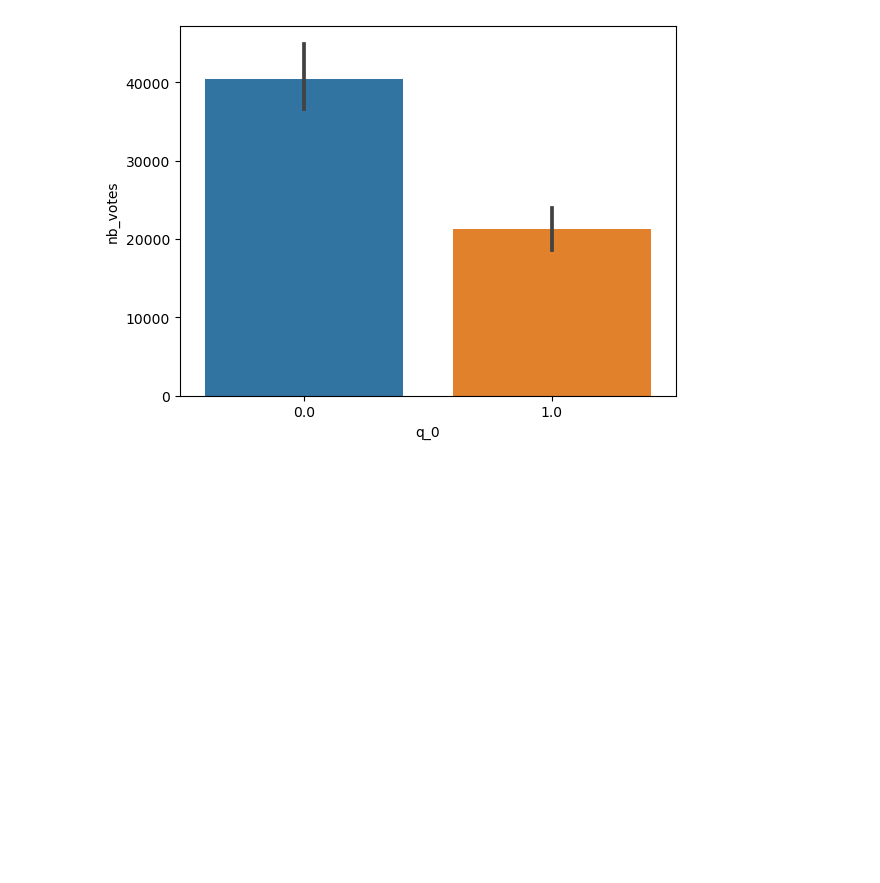
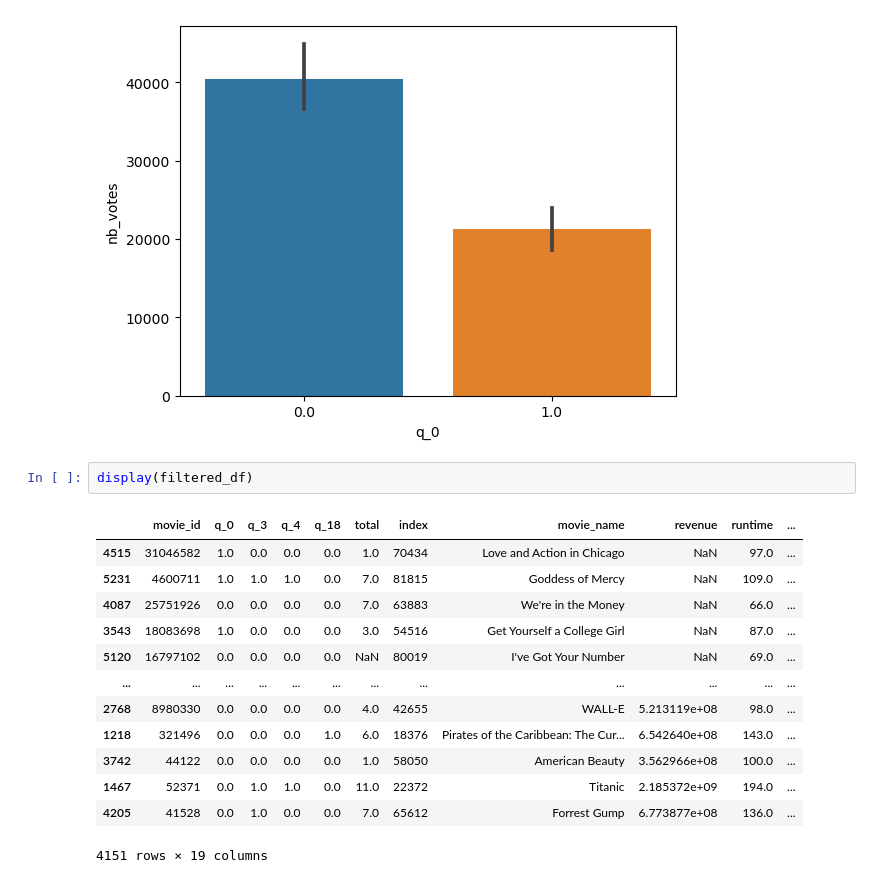
Before and after one commit to epfl-ada/ada-2023-project-theredpandada5, a Jupyter notebook: data_story.ipynb, the cells around one changed output. Saved outputs shown, nothing was run; the diff lists cells and outputs as text; blank space fills up the shorter version.

```diff
--- a/data_story.ipynb
+++ b/data_story.ipynb
@@ -474,4 +490,20 @@ sns.barplot(filtered_df[['q_0', 'rating', 'nb_votes']], x='q_0', y ='nb_votes')
 # %% [output]
 <Axes: xlabel='q_0', ylabel='nb_votes'>
 [figure]
+# %%
+display(filtered_df)
+# %% [output]
+|  | movie_id | q_0 | q_3 | q_4 | q_18 | total | index | movie_name | revenue | runtime | ... |
+| 4515 | 31046582 | 1.0 | 0.0 | 0.0 | 0.0 | 1.0 | 70434 | Love and Action in Chicago | NaN | 97.0 | ... |
+| 5231 | 4600711 | 1.0 | 1.0 | 1.0 | 0.0 | 7.0 | 81815 | Goddess of Mercy | NaN | 109.0 | ... |
+| 4087 | 25751926 | 0.0 | 0.0 | 0.0 | 0.0 | 7.0 | 63883 | We're in the Money | NaN | 66.0 | ... |
+| 3543 | 18083698 | 1.0 | 0.0 | 0.0 | 0.0 | 3.0 | 54516 | Get Yourself a College Girl | NaN | 87.0 | ... |
+| 5120 | 16797102 | 0.0 | 0.0 | 0.0 | 0.0 | NaN | 80019 | I've Got Your Number | NaN | 69.0 | ... |
+| ... | ... | ... | ... | ... | ... | ... | ... | ... | ... | ... | ... |
+| 2768 | 8980330 | 0.0 | 0.0 | 0.0 | 0.0 | 4.0 | 42655 | WALL-E | 5.213119e+08 | 98.0 | ... |
+| 1218 | 321496 | 0.0 | 0.0 | 0.0 | 1.0 | 6.0 | 18376 | Pirates of the Caribbean: The Cur... | 6.542640e+08 | 143.0 | ... |
+| 3742 | 44122 | 0.0 | 0.0 | 0.0 | 0.0 | 1.0 | 58050 | American Beauty | 3.562966e+08 | 100.0 | ... |
+| 1467 | 52371 | 0.0 | 1.0 | 1.0 | 0.0 | 11.0 | 22372 | Titanic | 2.185372e+09 | 194.0 | ... |
+| 4205 | 41528 | 0.0 | 1.0 | 0.0 | 0.0 | 7.0 | 65612 | Forrest Gump | 6.773877e+08 | 136.0 | ... |
+4151 rows × 19 columns
 # %%
```
Also changed, not shown: parts of 11 cells of this notebook.
